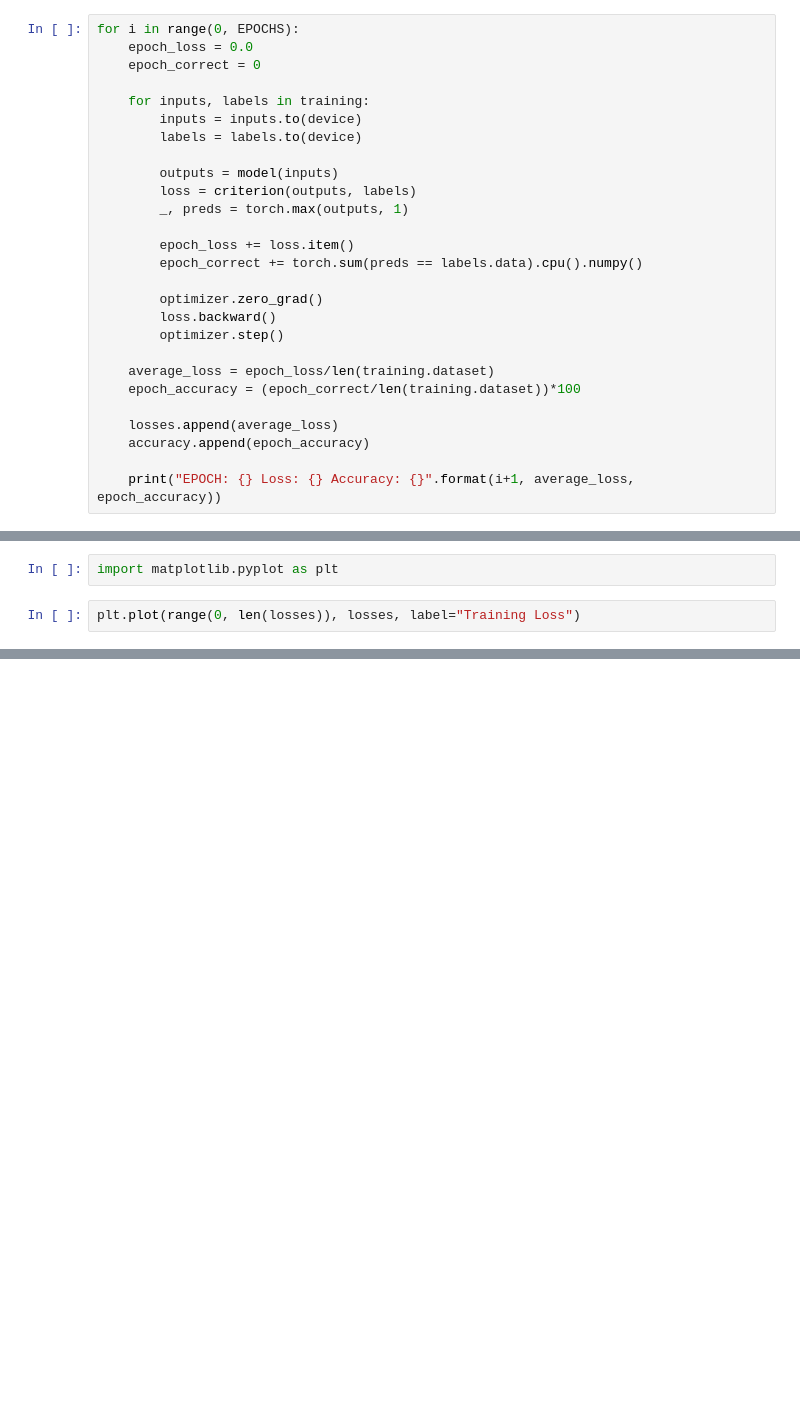
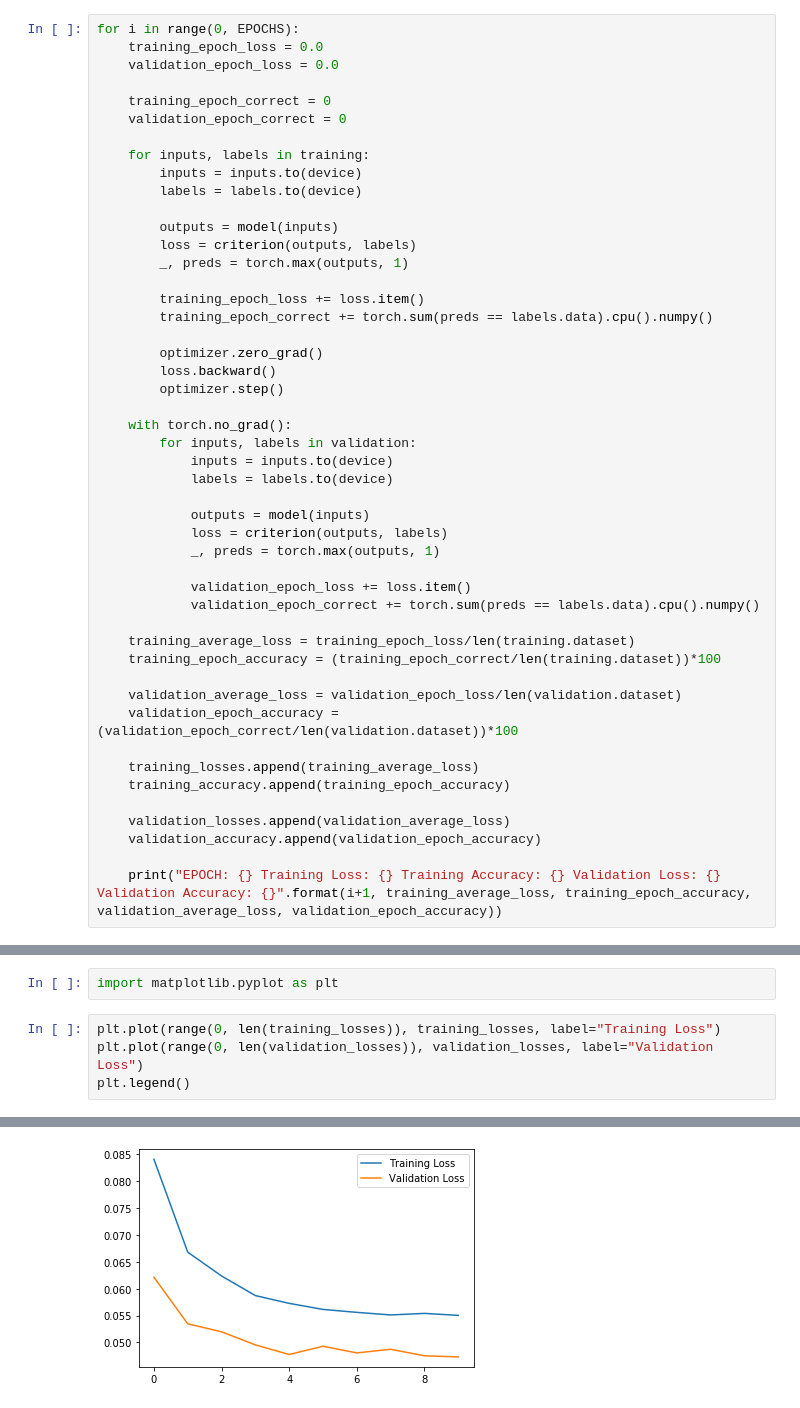
Before and after one commit to imdeepmind/BrandLogoDetection, a Jupyter notebook: model.ipynb, the cells around one changed output, grey strips where cells are left out. Saved outputs shown, nothing was run; the diff lists cells and outputs as text; blank space fills up the shorter version.

Commit message:
Updated the Model, added code to check loss, accuracy on validation data

```diff
--- a/model.ipynb
+++ b/model.ipynb
@@ -82,7 +119,10 @@ accuracy = []
 # %%
 for i in range(0, EPOCHS):
-    epoch_loss = 0.0
-    epoch_correct = 0
+    training_epoch_loss = 0.0
+    validation_epoch_loss = 0.0
+
+    training_epoch_correct = 0
+    validation_epoch_correct = 0
 
     for inputs, labels in training:
         inputs = inputs.to(device)
@@ -92,17 +132,35 @@ for i in range(0, EPOCHS):
         loss = criterion(outputs, labels)
         _, preds = torch.max(outputs, 1)
 
-        epoch_loss += loss.item()
-        epoch_correct += torch.sum(preds == labels.data).cpu().numpy()
+        training_epoch_loss += loss.item()
+        training_epoch_correct += torch.sum(preds == labels.data).cpu().numpy()
 
         optimizer.zero_grad()
         loss.backward()
         optimizer.step()
 
-    average_loss = epoch_loss/len(training.dataset)
-    epoch_accuracy = (epoch_correct/len(training.dataset))*100
+    with torch.no_grad():
+        for inputs, labels in validation:
+            inputs = inputs.to(device)
+            labels = labels.to(device)
 
-    losses.append(average_loss)
-    accuracy.append(epoch_accuracy)
+            outputs = model(inputs)
+            loss = criterion(outputs, labels)
+            _, preds = torch.max(outputs, 1)
 
-    print("EPOCH: {} Loss: {} Accuracy: {}".format(i+1, average_loss, epoch_accuracy))
+            validation_epoch_loss += loss.item()
+            validation_epoch_correct += torch.sum(preds == labels.data).cpu().numpy()
+
+    training_average_loss = training_epoch_loss/len(training.dataset)
+    training_epoch_accuracy = (training_epoch_correct/len(training.dataset))*100
+
+    validation_average_loss = validation_epoch_loss/len(validation.dataset)
+    validation_epoch_accuracy = (validation_epoch_correct/len(validation.dataset))*100
+
+    training_losses.append(training_average_loss)
+    training_accuracy.append(training_epoch_accuracy)
+
+    validation_losses.append(validation_average_loss)
+    validation_accuracy.append(validation_epoch_accuracy)
+
+    print("EPOCH: {} Training Loss: {} Training Accuracy: {} Validation Loss: {} Validation Accuracy: {}".format(i+1, training_average_loss, training_epoch_accuracy, validation_average_loss, validation_epoch_accuracy))
@@ -109,4 +178,7 @@ for i in range(0, EPOCHS):
 # %%
 import matplotlib.pyplot as plt
 # %%
-plt.plot(range(0, len(losses)), losses, label="Training Loss")
+plt.plot(range(0, len(training_losses)), training_losses, label="Training Loss")
+plt.plot(range(0, len(validation_losses)), validation_losses, label="Validation Loss")
+plt.legend()
+# %% [output]
@@ -113 +186,2 @@ plt.plot(range(0, len(losses)), losses, label="Training Loss")
+[figure, added]
 # %%
```
Also changed, not shown: parts of 9 cells of this notebook.
